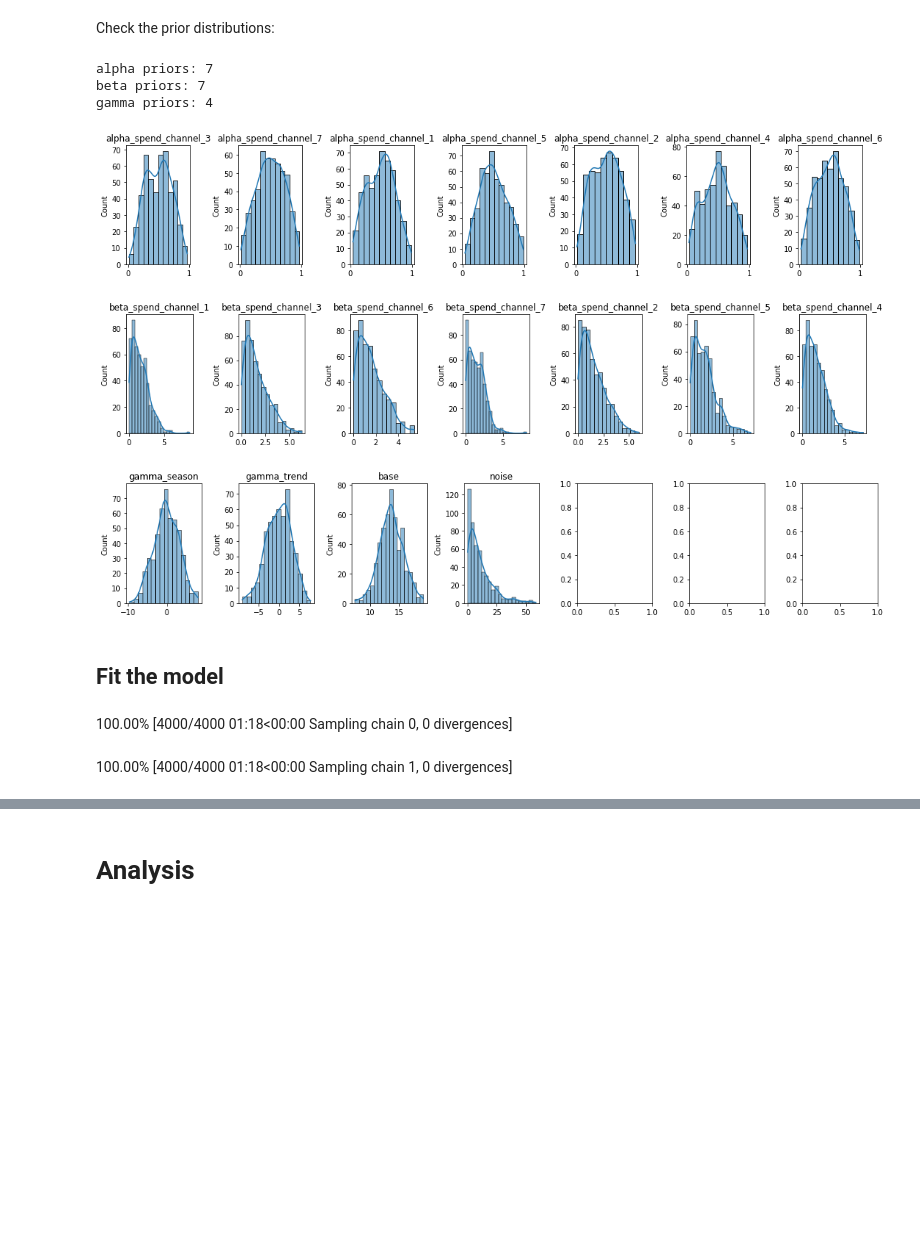
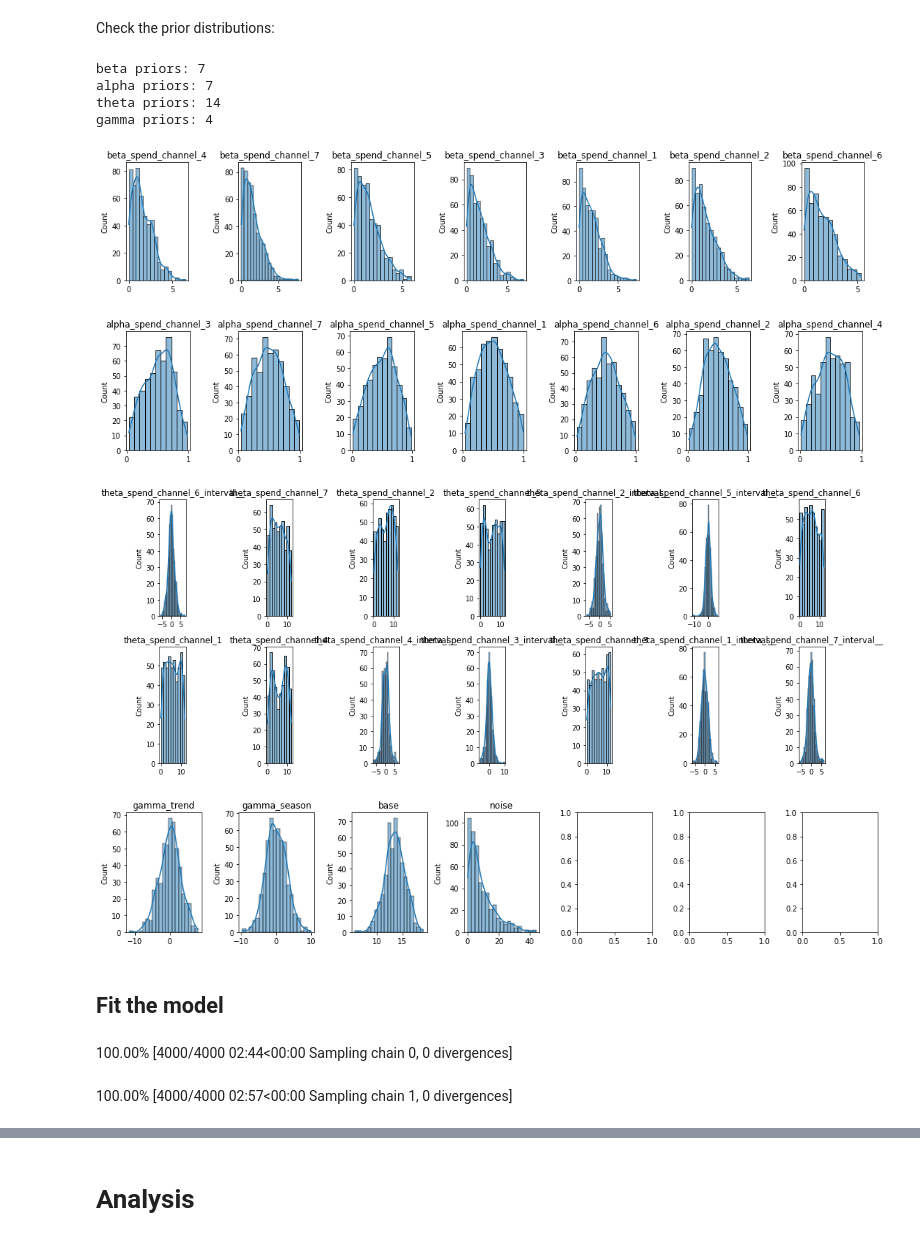
Before and after one commit to OnurKerimoglu/bayesian_mmm, a Jupyter notebook: examples/bayesian_mmm_example_enhanced_newdataset.ipynb, the cells around one changed output, grey strips where cells are left out. Cells and saved outputs as stored; diff of their text form; code cells hidden in the pictures; blank space fills up the shorter version.

Commit message:
corrected the delayed adstock function and ran the model with delayed adstock

```diff
--- a/examples/bayesian_mmm_example_enhanced_newdataset.ipynb
+++ b/examples/bayesian_mmm_example_enhanced_newdataset.ipynb
@@ -121,19 +120,13 @@ $$
 # %%
 def adstock_weights(alpha, theta, length=13, delayed=False):
     if delayed:
-        w = [tt.power(alpha, (i-theta)^2) for i in range(length)]
+        w = [tt.power(alpha, tt.power(i-theta,2)) for i in range(length)]
     else:
         w = [tt.power(alpha, i) for i in range(length)]
 
     w = tt.as_tensor_variable(w)
 
     return w
-
-    #x_lags = tt.stack(
-    #    [tt.concatenate([tt.zeros(i),x[:x.shape[0]-i]]) for i in range(length)]
-    #)
-
-    #return tt.dot(w, x_lags)
 # %%
 def carryover (x, alpha, theta=0, length=13, delayed=False):
 
@@ -183,16 +176,21 @@ with pm3.Model() as mmm1:
     for channel in media_channels:
         print(f"Media channels: Adding {channel}")
         x = X_transformed[channel].values
-        #Force the channel coefficients to be normal:
+        #channel coefficients (forced positive):
         beta = pm3.HalfNormal(f'beta_{channel}', sigma = 2)
         #adstock decay
         alpha = pm3.Beta(f'alpha_{channel}', alpha=2, beta=2)
+        #delay
+        theta = pm3.Uniform(f'theta_{channel}',lower=0, upper=12)
+        x_star = carryover(
+                    x,
+                    alpha,
+                    theta,
+                    delayed=True
+                    )
         channel_contribution = pm3.Deterministic(
             f'contribution_{channel}',
-            beta * carryover(
-                    x,
-                    alpha
-                    ),
+            beta * x_star,
             )
         channel_contributions.append(channel_contribution)
 
@@ -247,40 +247,45 @@ def plot_priors(variables, prior_dictionary = None):
     rows = int(math.ceil(len(variables)/cols))
     fig, ax = plt.subplots(rows, cols, figsize=(15, 3*rows))
     ax = np.reshape(ax, (-1, cols))
     for i in range(rows):
          for j in range(cols):
             vi = i*cols + j
             if vi < len(variables):
                 var = variables[vi]
                 if isinstance(var, pm3.model.TransformedRV):
                     sns.histplot(var.random(size=10000).flatten(), kde=True, ax=ax[i, j])
                     #p.set_axis_labels(var.name)
                     ax[i, j].set_title(var.name)
                 else:
                     prior = prior_dictionary[var]
                     sns.histplot(prior, kde=True, ax = ax[i, j])
                     ax[i, j].set_title(var)
     plt.tight_layout()
 
+media_coef_priors = [p for p in prior_names if p.startswith("beta")]
+plot_priors(media_coef_priors, prior_pred)
+print(f"beta priors: {len(media_coef_priors)}")
 
 adstock_priors = [p for p in prior_names if p.startswith("alpha")]
 plot_priors(adstock_priors, prior_pred)
 print(f"alpha priors: {len(adstock_priors)}")
 
-media_coef_priors = [p for p in prior_names if p.startswith("beta")]
-plot_priors(media_coef_priors, prior_pred)
-print(f"beta priors: {len(media_coef_priors)}")
+adstock_priors = [p for p in prior_names if p.startswith("theta")]
+plot_priors(adstock_priors, prior_pred)
+print(f"theta priors: {len(adstock_priors)}")
 
 control_coef_priors = [p for p in prior_names if p.startswith("gamma_")] + ["base", "noise"]
 plot_priors(control_coef_priors, prior_pred)
 print(f"gamma priors: {len(control_coef_priors)}")
 # %% [output]
+beta priors: 7
 alpha priors: 7
-beta priors: 7
+theta priors: 14
 gamma priors: 4
-[figure, old version]
+[figure, new version]
-[figure, old version]
+[figure, new version]
-[figure, old version]
+[figure, new version]
+[figure, added]
 # %% [markdown]
 ## Fit the model
 # %%
@@ -288,8 +293,8 @@ with mmm1:
   trace = pm3.sample(return_inferencedata=True, tune=3000, target_accept=0.95)
   trace_summary = az.summary(trace)
 # %% [output]
-100.00% [4000/4000 01:18<00:00 Sampling chain 0, 0 divergences]
+100.00% [4000/4000 02:44<00:00 Sampling chain 0, 0 divergences]
-100.00% [4000/4000 01:18<00:00 Sampling chain 1, 0 divergences]
+100.00% [4000/4000 02:57<00:00 Sampling chain 1, 0 divergences]
 # %%
 trace_summary
 # %% [output]
```
Also changed, not shown: parts of 10 cells of this notebook.
